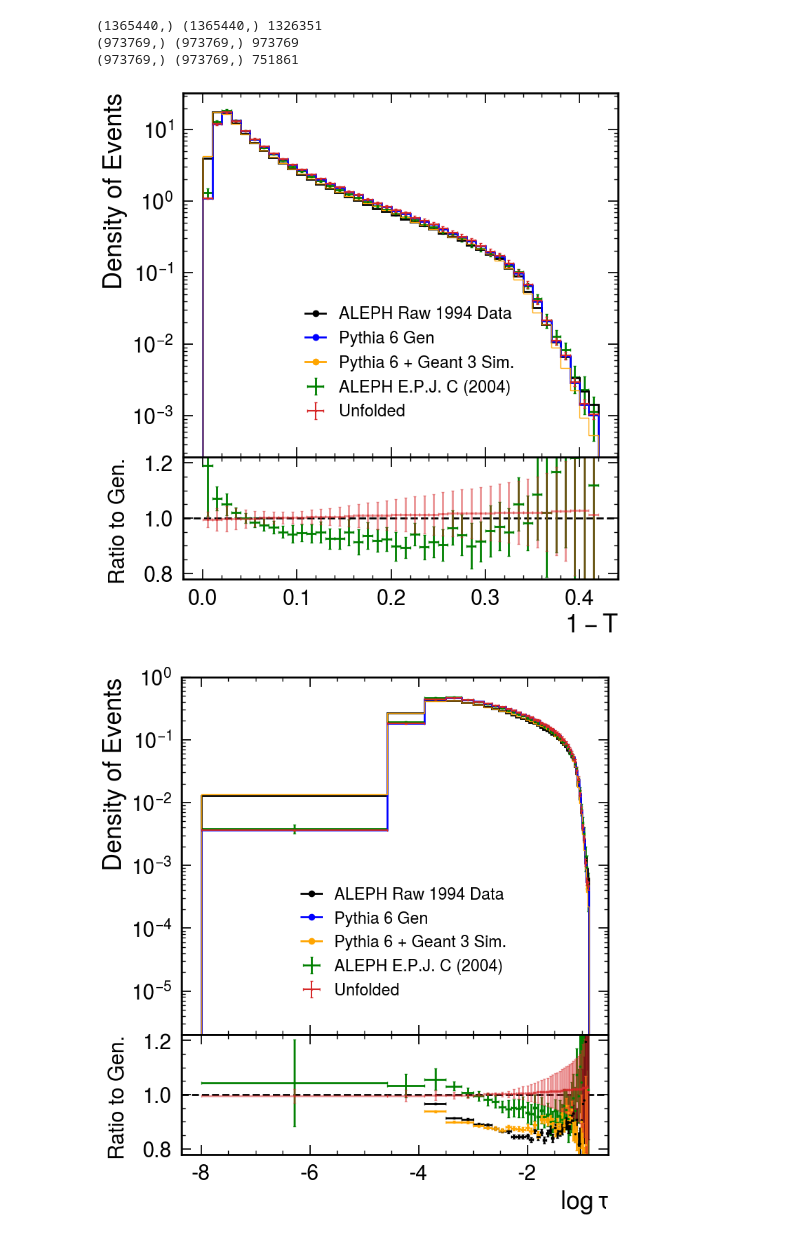
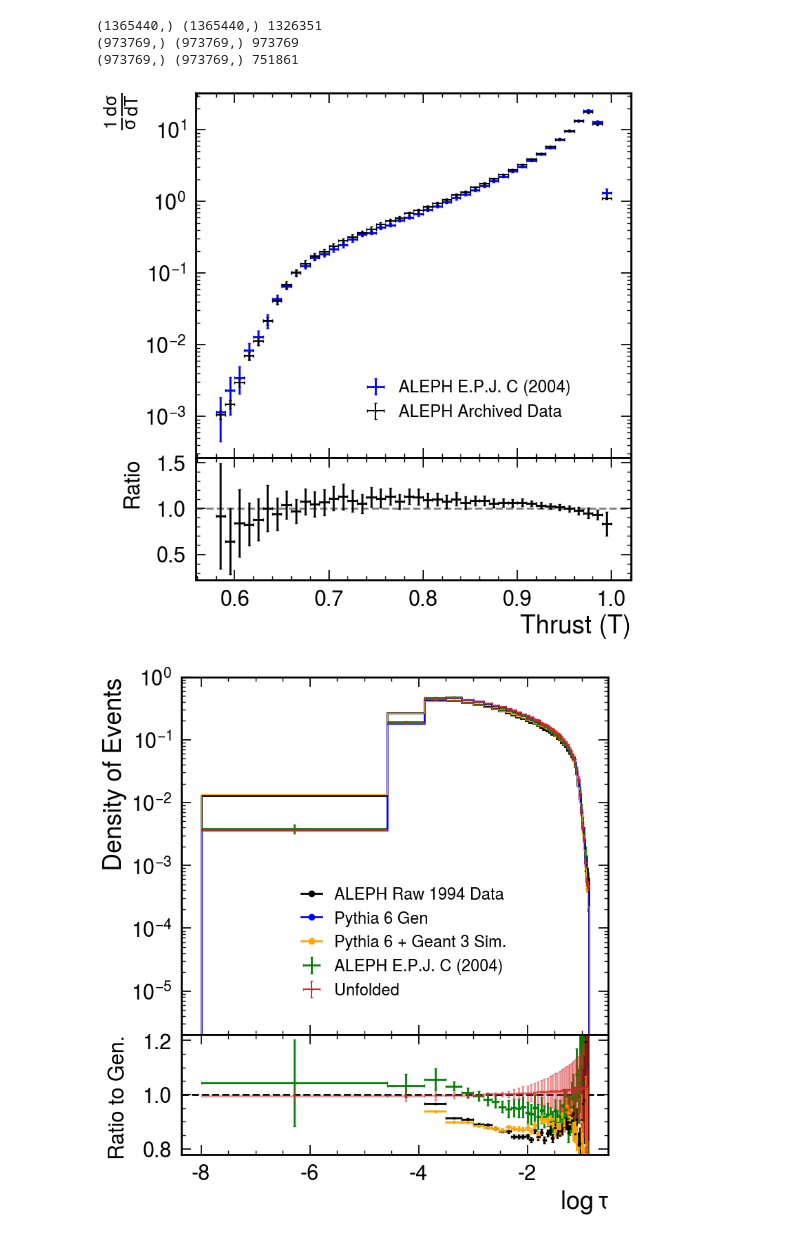
Before and after one commit to badeaa3/unfold-ee-logtau, a Jupyter notebook: Result.ipynb, the cells around one changed output. Saved outputs shown, nothing was run; the diff lists cells and outputs as text; code cells hidden in the pictures.

Commit message:
working on paper plots

```diff
--- a/Result.ipynb
+++ b/Result.ipynb
@@ -143,14 +143,16 @@ def histUnfolded(doLog, bins, density):
     # loop over list, histogram, save
     u = {}
     for key, path in paths:
+
+        # get file list
         fileList = glob(path)
+
+        # loop over to get the counts and errors
         u[key] = {"counts":[], "errs":[]}
         for fName in tqdm(fileList):
             with h5py.File(fName, "r") as f:
                 weights = np.array(f['weights'])
-                # unfolded_counts, _ = np.histogram(np.log(1-gen[gpass]), bins=bins, weights = weights[gpass], density=density)
-                # counts, errs, _ = calc_hist(np.log(1-gen[gpass]), bins=bins, weights=weights[gpass], density=density)
-                counts, errs, _ = calc_hist(np.log(1-gen[gpass]) if doLog else (1-gen[gpass]), bins=bins, weights=weights[gpass], density=density)
+                counts, errs, _ = calc_hist(np.log(1-gen[gpass]) if doLog else gen[gpass], bins=bins, weights=weights[gpass], density=density)
                 u[key]["counts"].append(counts)
                 u[key]["errs"].append(errs)
 
@@ -166,8 +168,8 @@ def histUnfolded(doLog, bins, density):
         errs[key] = sd_over_mean
 
     # add in quadrature
-    unfolded_errs = np.sum(np.array(list(errs.values()))**2,0) # LOOK HERE: should this have a sqrt here ... I think no?
-    unfolded_errs += u["bootstrap_data"]["errs"][0]**2
+    unfolded_errs = np.sum(np.array(list(errs.values()))**2,0) # systematics, bootstrap_mc, bootstrap_data, ensemble
+    unfolded_errs += u["bootstrap_data"]["errs"][0]**2 # statistical error
     unfolded_errs = np.sqrt(unfolded_errs)
 
     # scale by central value
@@ -179,7 +181,7 @@ def histUnfolded(doLog, bins, density):
 density = True
 
 # 1-thrust
-lin_u, lin_errs, lin_unfolded_counts, lin_unfolded_errs = histUnfolded(doLog=False, bins=aleph_bins, density=density)
+lin_u, lin_errs, lin_unfolded_counts, lin_unfolded_errs = histUnfolded(doLog=False, bins=(1-aleph_bins)[::-1], density=density)
 
 # log(1-thrust)
 log_u, log_errs, log_unfolded_counts, log_unfolded_errs = histUnfolded(doLog=True, bins=aleph_log_bins, density=density)
@@ -194,42 +196,43 @@ fig, (ax1, ax2) = plt.subplots(2, 1, sharex=True, gridspec_kw={'height_ratios':
 plt.subplots_adjust(hspace=0)
 
 # ALEPH 2004 measurement
-ax1.errorbar(aleph_midbins, aleph_thrust, color='green', label='ALEPH E.P.J. C (2004)',
+ax1.errorbar(1-aleph_midbins, aleph_thrust, color='blue', label='ALEPH E.P.J. C (2004)',
              xerr=aleph_binwidths/2, yerr=aleph_thrust_errs, fmt='o',
              lw=2, capsize=1.5, capthick=1, markersize=1.5)
 
-# ALEPH raw data
-aleph_raw_data_counts, _, _ = ax1.hist(1-data[dpass], bins=aleph_bins, color='black',
-                                       label='ALEPH Raw 1994 Data', histtype = 'step',
-                                       lw=2, zorder= 2, density=density)
+# # ALEPH raw data
+# aleph_raw_data_counts, _, _ = ax1.hist(1-data[dpass], bins=aleph_bins, color='black',
+#                                        label='ALEPH Raw 1994 Data', histtype = 'step',
+#                                        lw=2, zorder= 2, density=density)
 
-# Pythia 6 Gen
-gen_counts, _, _ = ax1.hist(1-gen[gpass], bins=aleph_bins, color='blue',
-                            label='Pythia 6 Gen', histtype = 'step',
-                            lw=2, zorder= 2, density=density)
+# # Pythia 6 Gen
+# gen_counts, _, _ = ax1.hist(1-gen[gpass], bins=aleph_bins, color='blue',
+#                             label='Pythia 6 Gen', histtype = 'step',
+#                             lw=2, zorder= 2, density=density)
 
-# Pythia 6 Reco
-reco_counts , _, _ = ax1.hist(1-reco[rpass], bins=aleph_bins, color='orange',
-                              label='Pythia 6 + Geant 3 Sim.', histtype = 'step', density=density)
+# # Pythia 6 Reco
+# reco_counts , _, _ = ax1.hist(1-reco[rpass], bins=aleph_bins, color='orange',
+#                               label='Pythia 6 + Geant 3 Sim.', histtype = 'step', density=density)
 
 # Unfolded distribution
-ax1.errorbar(aleph_midbins, lin_unfolded_counts, color='tab:red', label='Unfolded',
-             xerr=aleph_binwidths/2, yerr=lin_unfolded_errs,
+ax1.errorbar(1-aleph_midbins, lin_unfolded_counts[::-1], # NOTE: [::-1] is used to match order of aleph_thrust from high to low thrust values
+             color='black', label='ALEPH Archived Data',
+             xerr=aleph_binwidths/2, yerr=lin_unfolded_errs[::-1],
              fmt='o', lw=1.5, capsize=1.5, capthick=1, markersize=1.5)
 
 ax1.legend()
 
 # Bottom subplot (ratio plot)
-ax2.axhline(y=1, color='black', linestyle='--')  # Adding a horizontal line at y=1 for reference
+ax2.axhline(y=1, color='black', linestyle='--', alpha=0.5)  # Adding a horizontal line at y=1 for reference
 
 # get gen errors
-_, gen_errs, _ = calc_hist(1-gen[gpass], bins=aleph_bins, density=True)
+# _, gen_errs, _ = calc_hist(1-gen[gpass], bins=aleph_bins, density=True)
 
-# ALEPH 2004 measurement ratio
-ax2.errorbar(aleph_midbins, aleph_thrust/(gen_counts+1e-50),
-             xerr=aleph_binwidths/2,
-             yerr=propagate_error_division(aleph_thrust, aleph_thrust_errs, gen_counts, gen_errs),
-             color='green', fmt='o', lw=2, capsize=1.5, capthick=1, markersize=1.5)
+# # ALEPH 2004 measurement ratio
+# ax2.errorbar(aleph_midbins, aleph_thrust/(gen_counts+1e-50),
+#              xerr=aleph_binwidths/2,
+#              yerr=propagate_error_division(aleph_thrust, aleph_thrust_errs, gen_counts, gen_errs),
+#              color='green', fmt='o', lw=2, capsize=1.5, capthick=1, markersize=1.5)
 
 # # ALEPH raw data
 # _, aleph_raw_data_errs, _ = calc_hist(1-data[dpass], bins=aleph_bins, density=True)
@@ -246,10 +249,15 @@ ax2.errorbar(aleph_midbins, aleph_thrust/(gen_counts+1e-50),
 #              color='orange', fmt='o', lw=2, capsize=1.5, capthick=1, markersize=1.5)
 
 # Unfolded distribution
-ax2.errorbar(aleph_midbins, lin_unfolded_counts/(gen_counts+1e-50),
+# ax2.errorbar(aleph_midbins, lin_unfolded_counts/(gen_counts+1e-50),
+#              xerr=aleph_binwidths/2,
+#              yerr=propagate_error_division(lin_unfolded_counts, lin_unfolded_errs, gen_counts, gen_errs),
+#              color='tab:red', fmt='o', lw=2, capsize=1.5, capthick=1, markersize=1.5, alpha=0.5)
+
+ax2.errorbar(1-aleph_midbins, lin_unfolded_counts[::-1]/aleph_thrust,
              xerr=aleph_binwidths/2,
-             yerr=propagate_error_division(lin_unfolded_counts, lin_unfolded_errs, gen_counts, gen_errs),
-             color='tab:red', fmt='o', lw=2, capsize=1.5, capthick=1, markersize=1.5, alpha=0.5)
+             yerr=propagate_error_division(lin_unfolded_counts[::-1], lin_unfolded_errs[::-1], aleph_thrust, aleph_thrust_errs),
+             color='black', fmt='o', lw=2, capsize=1.5, capthick=1, markersize=1.5, alpha=1.0)
 
 # tick params
 tick_params_major = {"which"     : "major",
@@ -276,39 +284,40 @@ ax2.tick_params(**tick_params_minor)
 # ax1.set_ylim(0.2*10**-5, 10**0)
 # ax2.set_xlim(0,0.5)
 # ax2.set_xlim(-10,0)
-ax2.set_ylim(0.78,1.22)
+# ax2.set_ylim(0.78,1.22)
 
 # log scale
 ax1.set_yscale("log")
 
 # axis labels
-ax1.set_ylabel("Density of Events")
-ax2.set_ylabel("Ratio to Gen.", fontsize=22, labelpad=14)
-ax2.set_xlabel(r'$1-T$')
+# ax1.set_ylabel("Density of Events")
+ax1.set_ylabel(r'$\frac{1}{\sigma}\frac{d\sigma}{dT}$')
+ax2.set_ylabel("Ratio", fontsize=22, labelpad=14)
+ax2.set_xlabel(r'Thrust (T)')
 
 # legend
 handles, labels = ax1.get_legend_handles_labels()
 new_handles = []
 for h in handles:
     try:
         new_handles.append(Line2D([], [], linestyle='-', marker='o', c=h.get_edgecolor()))
     except:
         new_handles.append(h)
 
 ax1.legend(new_handles,
           labels,
           title="",
           title_fontsize="13",
           ncol=1,
           framealpha=0.0,
           prop={'size': 17},
-          bbox_to_anchor=(0.35, 0.01, 0.45, 0.45), #(0.54, 0.45, 0.45, 0.5)
+          bbox_to_anchor=(0.4, 0.01, 0.5, 0.25),
           handlelength=1.25)
 
 # save
 plt.savefig("thrust.pdf", bbox_inches="tight")
 # %% [output]
-[figure, old version]
+[figure, new version]
 # %%
 # Create figure and subplots
 fig, (ax1, ax2) = plt.subplots(2, 1, sharex=True, gridspec_kw={'height_ratios': [3, 1]}, figsize=(8,9))
```
Also changed, not shown: parts of 3 cells of this notebook.
